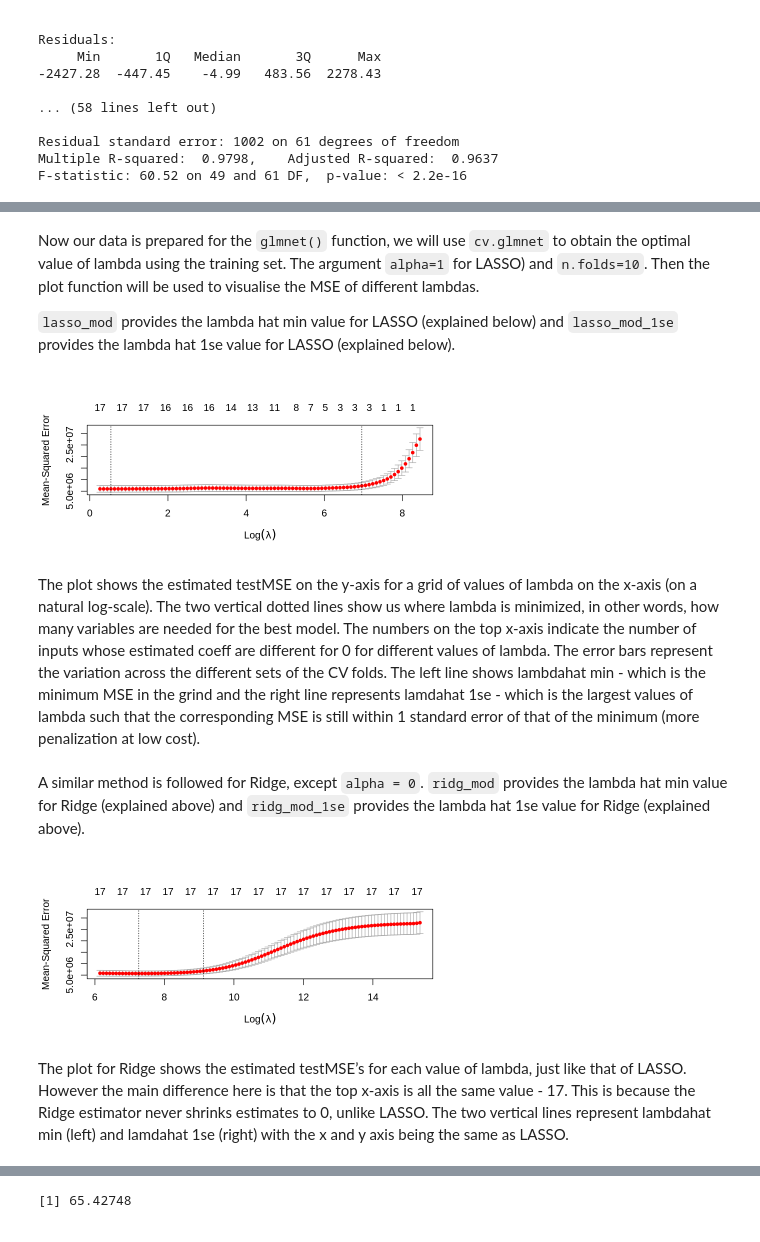
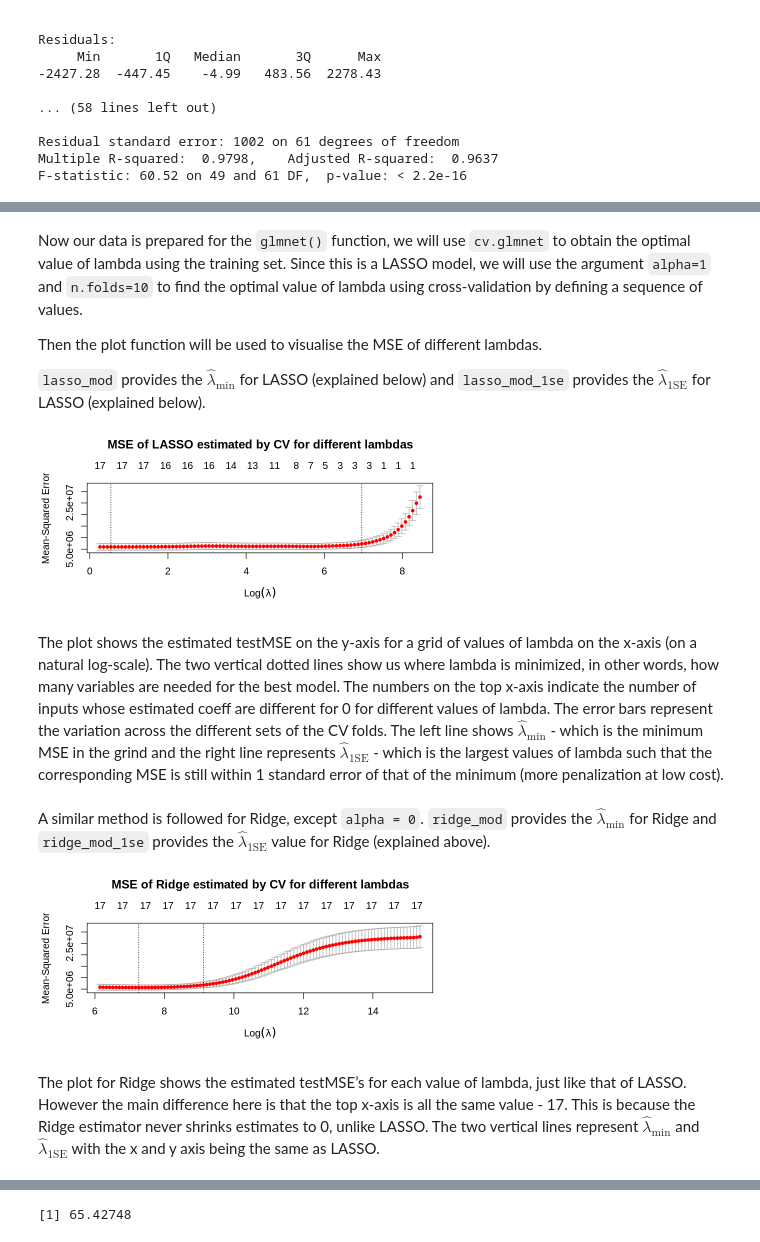
Before and after one commit to NingWang0123/stat301_group_project, a Jupyter notebook: stat301_proposal.ipynb, the cells around one changed output, grey strips where cells are left out. Saved outputs shown, nothing was run; the diff lists cells and outputs as text; code cells hidden in the pictures.

Commit message:
Fixed formatting, grammar/spelling errors

```diff
--- a/stat301_proposal.ipynb
+++ b/stat301_proposal.ipynb
@@ -286,28 +308,30 @@ First the data is prepared. The variable `num-of-doors` needs to be converted to
 # %%
 set.seed(123)
+
+#dropping engine-location variable
 drop <- "engine-location"
-df_ats<-automobile[,!(names(automobile) %in% drop)]
-### factor variable cannot be filtered
-### change to charactor type and remove ? im num-of-doors
-### then change back to factor type
-df_ats$`num-of-doors`<-as.character(df_ats$`num-of-doors`)
+df_no_eng_loc <-automobile[,!(names(automobile) %in% drop)]
 
-df_at<-df_ats%>%filter(`num-of-doors`!='?')%>%na.omit()
 
-df_at$`num-of-doors`<-as.factor(df_at$`num-of-doors`)
+#dropping ? level in num-of-doors
+df_no_eng_loc$`num-of-doors`<-as.character(df_no_eng_loc$`num-of-doors`)
 
-df_at$ID <- 1:nrow(df_at)
-training_df_at <- sample_n(df_at, size = nrow(df_at) * 0.70,
+clean_automobile <-df_no_eng_loc%>%filter(`num-of-doors`!='?')%>%na.omit()
+
+clean_automobile$`num-of-doors`<-as.factor(clean_automobile$`num-of-doors`)
+
+#split data into training and testing
+clean_automobile$ID <- 1:nrow(clean_automobile)
+training_df <- sample_n(clean_automobile, size = nrow(df_at) * 0.70,
   replace = FALSE
 )
 
-testing_df_at <- anti_join(df_at,
-  training_df_at,
+testing_df <- anti_join(df_at,
+  training_df,
   by = "ID"
 )
 
-# I now remove the ID variable
-
-training_df_at <- training_df_at[,-26]
-testing_df_at <- testing_df_at [,-26]
+#remove ID variables
+training_df_at <- training_df[,-26]
+testing_df_at <- testing_df [,-26]
 # %% [markdown]
@@ -407,29 +431,31 @@ Loaded glmnet 4.1-2
 # %% [markdown]
-Now our data is prepared for the `glmnet()` function, we will use `cv.glmnet` to obtain the optimal value of lambda using the training set. The argument `alpha=1` for LASSO) and `n.folds=10`. Then the plot function will be used to visualise the MSE of different lambdas.
+Now our data is prepared for the `glmnet()` function, we will use `cv.glmnet` to obtain the optimal value of lambda using the training set. Since this is a LASSO model, we will use the argument `alpha=1` and `n.folds=10` to find the optimal value of lambda using cross-validation by defining a sequence of values.
 
-`lasso_mod` provides the lambda hat min value for LASSO (explained below) and `lasso_mod_1se` provides the lambda hat 1se value for LASSO (explained below).
+Then the plot function will be used to visualise the MSE of different lambdas.
+
+`lasso_mod` provides the  $\hat{\lambda}_{\text{min}}$  for LASSO (explained below) and `lasso_mod_1se` provides the $\hat{\lambda}_{\text{1SE}}$ for LASSO (explained below).
 # %%
 set.seed(123)
 lasso_cv<-cv.glmnet(x=x_train_mat,y=y_train_mat,alpha=1,nfolds=10)
-plot(lasso_cv)
+plot(lasso_cv, main = "MSE of LASSO estimated by CV for different lambdas\n\n")
 
 lasso_mod<-glmnet(x=x_train_mat,y=y_train_mat,alpha=1,lambda=lasso_cv$lambda.min)
 lasso_mod_1se<-glmnet(x=x_train_mat,y=y_train_mat,alpha=1,lambda=lasso_cv$lambda.1se)
 # %% [output]
-[figure, old version]
+[figure, new version]
 # %% [markdown]
-The plot shows the estimated testMSE on the y-axis for a grid of values of lambda on the x-axis (on a natural log-scale). The two vertical dotted lines show us where lambda is minimized, in other words, how many variables are needed for the best model. The numbers on the top x-axis indicate the number of inputs whose estimated coeff are different for 0 for different values of lambda. The error bars represent the variation across the different sets of the CV folds.  The left line shows lambdahat min - which is the minimum MSE in the grind and the right line represents lamdahat 1se - which is the largest values of lambda such that the corresponding MSE is still within 1 standard error of that of the minimum (more penalization at low cost).
+The plot shows the estimated testMSE on the y-axis for a grid of values of lambda on the x-axis (on a natural log-scale). The two vertical dotted lines show us where lambda is minimized, in other words, how many variables are needed for the best model. The numbers on the top x-axis indicate the number of inputs whose estimated coeff are different for 0 for different values of lambda. The error bars represent the variation across the different sets of the CV folds.  The left line shows $\hat{\lambda}_{\text{min}}$ - which is the minimum MSE in the grind and the right line represents $\hat{\lambda}_{\text{1SE}}$ - which is the largest values of lambda such that the corresponding MSE is still within 1 standard error of that of the minimum (more penalization at low cost).
 # %% [markdown]
 A similar method is followed for Ridge, except `alpha = 0`.
-`ridg_mod` provides the lambda hat min value for Ridge (explained above) and `ridg_mod_1se` provides the lambda hat 1se value for Ridge (explained above).
+`ridge_mod` provides the  $\hat{\lambda}_{\text{min}}$ for Ridge and `ridge_mod_1se` provides the  $\hat{\lambda}_{\text{1SE}}$ value for Ridge (explained above).
 # %%
 set.seed(123)
-ridg_cv<-cv.glmnet(x=x_train_mat,y=y_train_mat,alpha=0,nfolds=10)
-plot(ridg_cv)
+ridge_cv<-cv.glmnet(x=x_train_mat,y=y_train_mat,alpha=0,nfolds=10)
+plot(ridge_cv, main = "MSE of Ridge estimated by CV for different lambdas\n\n")
 
-ridg_mod<-glmnet(x=x_train_mat,y=y_train_mat,alpha=0,lambda=ridg_cv$lambda.min)
-ridg_mod_1se<-glmnet(x=x_train_mat,y=y_train_mat,alpha=0,lambda=ridg_cv$lambda.1se)
+ridge_mod<-glmnet(x=x_train_mat,y=y_train_mat,alpha=0,lambda=ridge_cv$lambda.min)
+ridge_mod_1se<-glmnet(x=x_train_mat,y=y_train_mat,alpha=0,lambda=ridge_cv$lambda.1se)
 # %% [output]
-[figure, old version]
+[figure, new version]
 # %% [markdown]
-The plot for Ridge shows the estimated testMSE’s for each value of lambda, just like that of LASSO. However the main difference here is that the top x-axis is all the same value - 17. This is because the Ridge estimator never shrinks estimates to 0, unlike LASSO. The two vertical lines represent lambdahat min (left) and lamdahat 1se (right) with the x and y axis being the same as LASSO.
+The plot for Ridge shows the estimated testMSE’s for each value of lambda, just like that of LASSO. However the main difference here is that the top x-axis is all the same value - 17. This is because the Ridge estimator never shrinks estimates to 0, unlike LASSO. The two vertical lines represent $\hat{\lambda}_{\text{min}}$ and  $\hat{\lambda}_{\text{1SE}}$ with the x and y axis being the same as LASSO.
```
Also changed, not shown: parts of 35 cells of this notebook.
